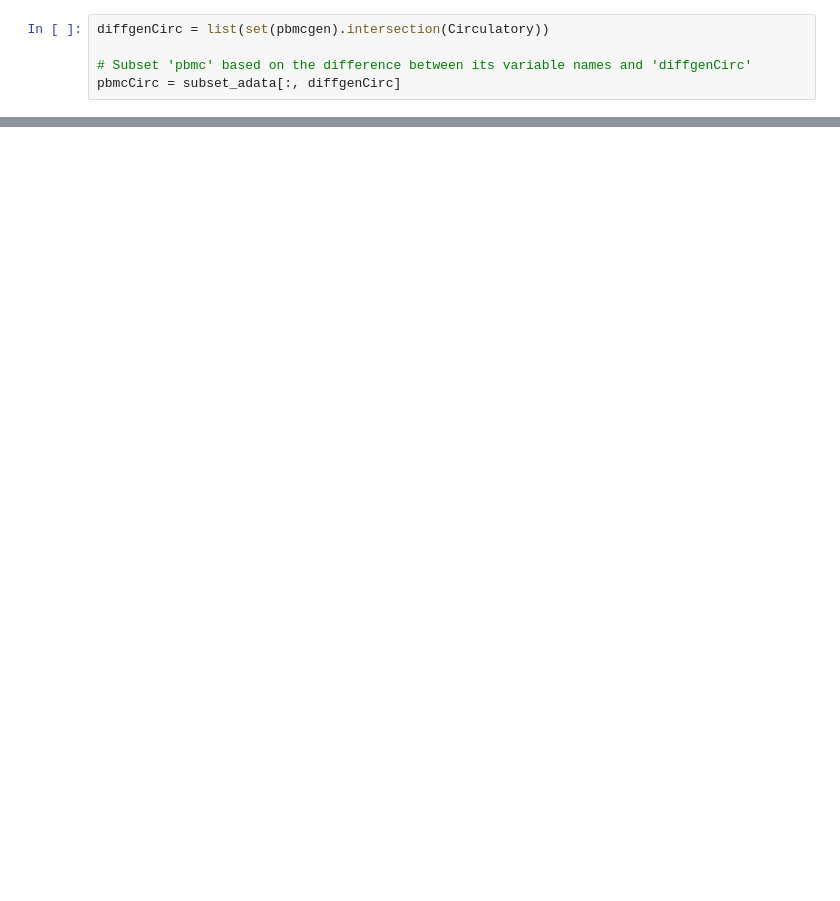
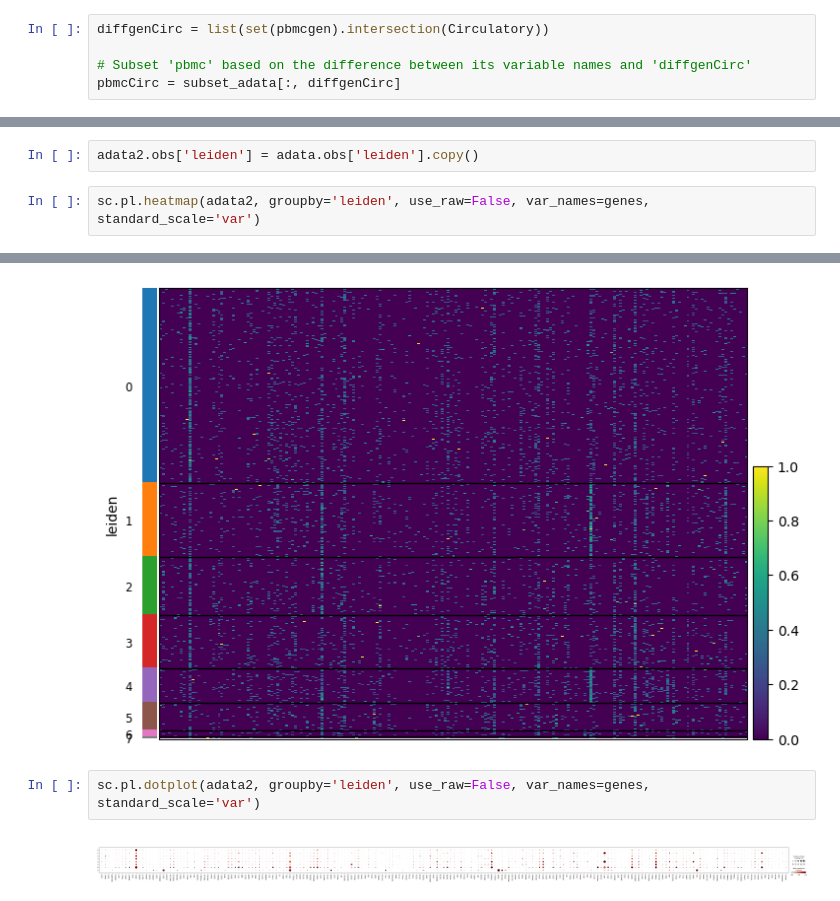
Before and after one commit to JakeJackson22/-Developmental_Disorder_Python_Archival, a Jupyter notebook: Visualisation.ipynb, the cells around one changed output, grey strips where cells are left out. Saved outputs shown, nothing was run; the diff lists cells and outputs as text; blank space fills up the shorter version.

```diff
--- a/Visualisation.ipynb
+++ b/Visualisation.ipynb
@@ -185,0 +285,5 @@ WARNING: saving figure to file figures/heatmapCirculatory.pdf
+# %%
+adata2.obs['leiden'] = adata.obs['leiden'].copy()
+# %%
+sc.pl.heatmap(adata2, groupby='leiden', use_raw=False, var_names=genes, standard_scale='var')
+# %% [output]
@@ -185,0 +291,5 @@ WARNING: saving figure to file figures/heatmapCirculatory.pdf
+[figure, added]
+# %%
+sc.pl.dotplot(adata2, groupby='leiden', use_raw=False, var_names=genes, standard_scale='var')
+# %% [output]
+[figure, added]
```
Also changed, not shown: parts of 31 cells of this notebook.
